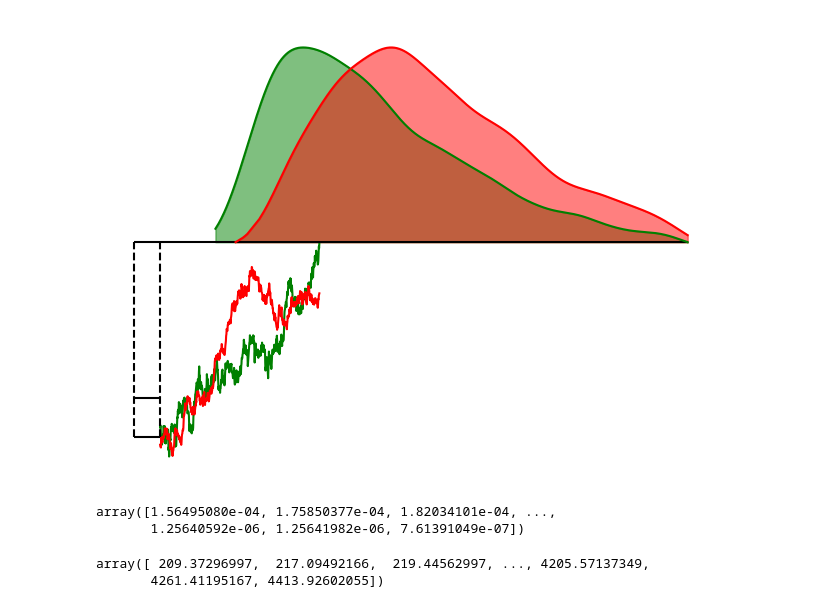
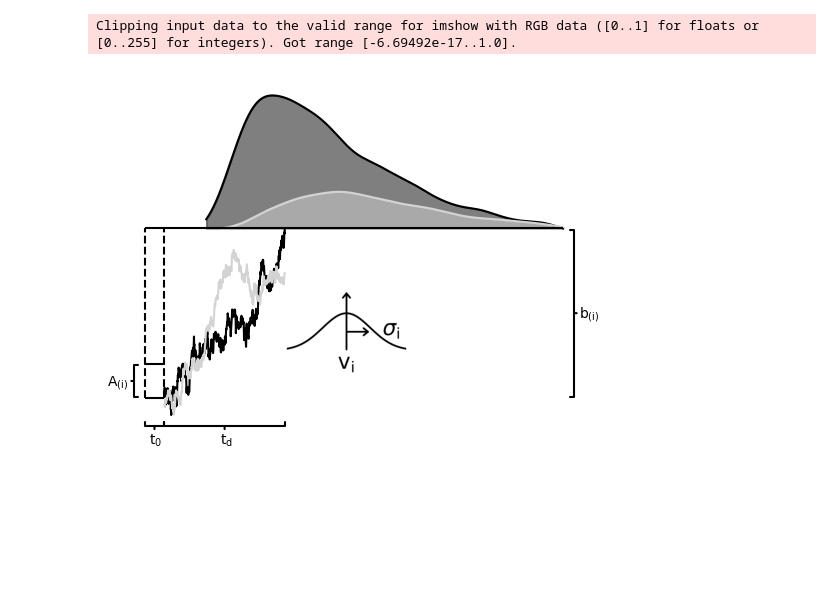
Before and after one commit to maltelueken/eam-abi-robustness, a Jupyter notebook: create_rdm_figure.ipynb, the cells around one changed output. Drawn from its saved outputs; the diff is of its cells as text; code cells hidden in the pictures; blank space fills up the shorter version.

Commit message:
Update notebook for creating RDM schema

```diff
--- a/create_rdm_figure.ipynb
+++ b/create_rdm_figure.ipynb
@@ -3,7 +3,14 @@ import matplotlib.pyplot as plt
 
 import numpy as np
 
+from scipy import ndimage
 import scipy.stats as stats
+
+from matplotlib.patches import FancyArrowPatch
+from matplotlib.transforms import Affine2D
+
+
+plt.rcParams['text.usetex'] = False
 # %%
 scale = 1000
 
@@ -61,44 +68,63 @@ kernel_true = stats.gaussian_kde(rt_true)
 kernel_false = stats.gaussian_kde(rt_false)
 
 dens_true = kernel_true(rt_true)
-dens_true = (dens_true - dens_true.min()) / (dens_true.max() - dens_true.min()) * b + b
+dens_true = (dens_true - dens_true.min()) / (dens_true.max() - dens_true.min()) * b * (resp == 0).mean() + b
 dens_false = kernel_false(rt_false)
-dens_false = (dens_false - dens_false.min()) / (dens_false.max() - dens_false.min()) * b + b
+dens_false = (dens_false - dens_false.min()) / (dens_false.max() - dens_false.min()) * b * (resp == 1).mean() + b
 
 fig, ax = plt.subplots(1, 1)
 
 color_dict = {
-    0: "green",
-    1: "red"
+    0: "black",
+    1: "lightgrey"
 }
 
 for i in range(num_accumulators):
     ax.plot(t, X[:, i], color=color_dict[i])
 
-ax.hlines(b, xmin=-t0, xmax=max_rt, colors="black")
 ax.hlines(0, xmin=-t0, xmax=0, colors="black")
 
 ax.vlines(0, ymin=0, ymax=2, linestyles="--", colors="black")
 ax.vlines(-t0, ymin=0, ymax=2, linestyles="--", colors="black")
 
 ax.hlines(A, xmin=-t0, xmax=0, colors="black")
 
 # ax.vlines(max_rt, ymin=0, ymax=2, linestyles="-", colors="black")
 
 ax.plot(rt_true, dens_true, color=color_dict[0])
 ax.fill_between(rt_true, dens_true, b, color=color_dict[0], alpha=0.5)
 ax.plot(rt_false, dens_false, color=color_dict[1])
 ax.fill_between(rt_false, dens_false, b, color=color_dict[1], alpha=0.5)
 
+ax.hlines(b, xmin=-t0, xmax=max_rt, colors="black")
+
+ax.add_patch(FancyArrowPatch((max_rt + 80, 1), (max_rt + 40, 1), arrowstyle='-[, widthB=60.0, lengthB=3', lw=1.5, color='k'))
+ax.text(max_rt + 80, 0.95, r"$\text{b}_{\text{(i)}}$")
+
+ax.add_patch(FancyArrowPatch((0 - t0/2,-0.4), (0 - t0/2, -0.3), arrowstyle='-[, widthB=7.0, lengthB=3', lw=1.5, color='k'))
+ax.text(0 - t0/2 - 25, -0.55, r"$\text{t}_0$")
+
+ax.add_patch(FancyArrowPatch((t.max()/2, -0.4), (t.max()/2, -0.3), arrowstyle='-[, widthB=43.5, lengthB=3', lw=1.5, color='k'))
+ax.text(t.max()/2 - 25, -0.55, r"$\text{t}_{\text{d}}$")
+
+ax.add_patch(FancyArrowPatch((-t0 - 80, A/2), (-t0 - 40, A/2), arrowstyle='-[, widthB=11.5, lengthB=3', lw=1.5, color='k'))
+ax.text(-t0 - 190, A/2 - 0.05, r"$\text{A}_{\text{(i)}}$")
+
+# ax.add_patch(FancyArrowPatch((t.max(), 0.5), (t.max() + 200, 1.5), arrowstyle='->, head_width=4, head_length=10', lw=1.5, color='k'))
+
 ax.set_axis_off()
 
-plt.tight_layout()
+mini_ax = fig.add_axes([0.4, 0.25, 0.2, 0.2])
+
+mini_ax.imshow(ndimage.rotate(plt.imread("norm_dist.png"), 0), cmap="gray")
+
+mini_ax.set_axis_off()
+
+# plt.tight_layout()
 
 plt.show()
+
+fig.savefig("rdm_schema.png", dpi=900)
 # %% [output]
+Clipping input data to the valid range for imshow with RGB data ([0..1] for floats or [0..255] for integers). Got range [-6.69492e-17..1.0].
-[figure, old version]
+[figure, new version]
-# %%
-kernel_true(rt_true)
-# %% [output]
-array([1.56495080e-04, 1.75850377e-04, 1.82034101e-04, ...,
-       1.25640592e-06, 1.25641982e-06, 7.61391049e-07])
@@ -107,5 +130,0 @@ kernel = stats.gaussian_kde(rt[resp == 0])
-# %%
-rt_true
-# %% [output]
-array([ 209.37296997,  217.09492166,  219.44562997, ..., 4205.57137349,
-       4261.41195167, 4413.92602055])
```
Also changed, not shown: parts of 3 cells of this notebook.
